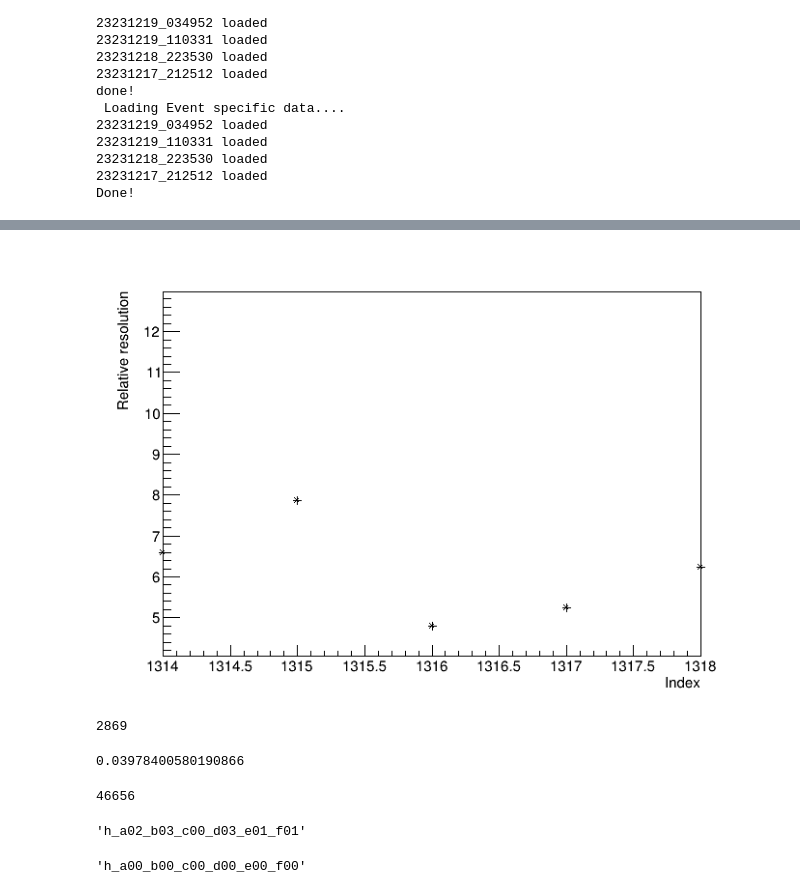
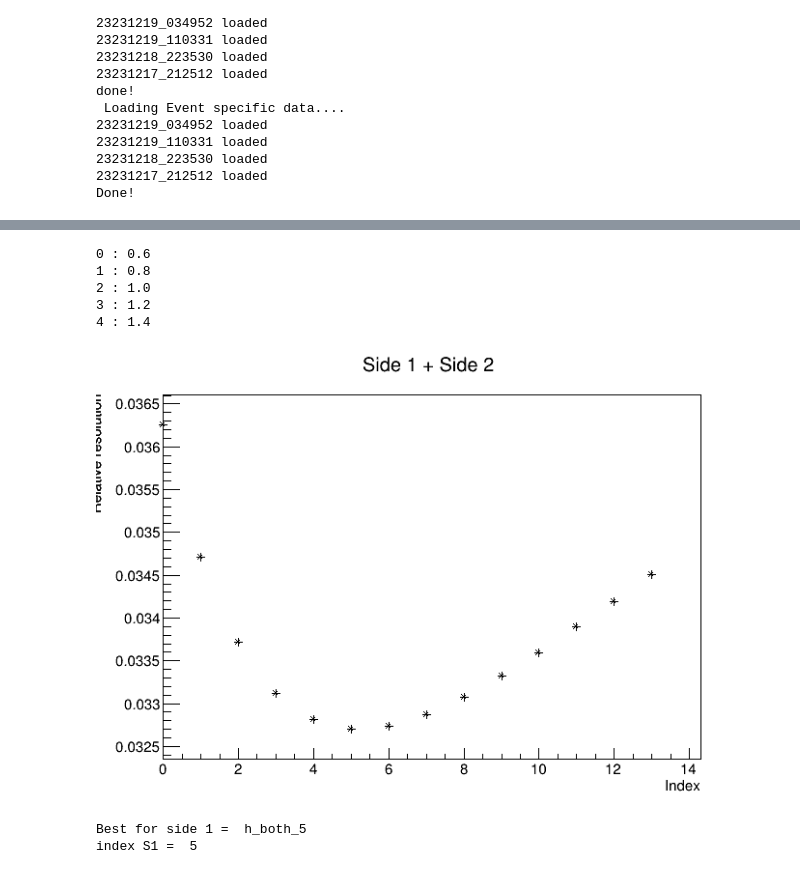
Before and after one commit to spandeyehep/CUTE_R37, a Jupyter notebook: newCalib_relative_calib_Z1.ipynb, the cells around one changed output, grey strips where cells are left out. Saved outputs shown, nothing was run; the diff lists cells and outputs as text; code cells hidden in the pictures.

Commit message:
cleaned new calib code

```diff
--- a/newCalib_relative_calib_Z1.ipynb
+++ b/newCalib_relative_calib_Z1.ipynb
@@ -296,0 +342,13 @@ can.Draw()
+# %%
+low = 0.6
+high = 1.6
+step = 0.2
+
+for j1, i1 in enumerate(np.arange(low,high,step)):
+    print('%d : %0.1f'%(j1, i1))
+# %% [output]
+0 : 0.6
+1 : 0.8
+2 : 1.0
+3 : 1.2
+4 : 1.4
@@ -297,30 +371,37 @@ can.Draw()
+# %%
+low = 0.1
+high = 1.5
+step = 0.1
+hists_all = []
+for j1, i1 in enumerate(np.arange(low,high,step)):
+    hname = 'h_both_%0d'%(j1)
+    temp1 = rt.TH1F(hname, hname, 200, 1.0, 6.0)
+    for i in range(len(amps['PAS1'])):
+        s1 = calib['PAS1']*amps['PAS1'][i] + calib['PBS1']*amps['PBS1'][i] + calib['PCS1']*amps['PCS1'][i] + calib['PDS1']*amps['PDS1'][i] + calib['PES1']*amps['PES1'][i] + calib['PFS1']*amps['PFS1'][i]
+        s2 = calib['PAS2']*amps['PAS2'][i] + calib['PBS2']*amps['PBS2'][i] + calib['PCS2']*amps['PCS2'][i] + calib['PDS2']*amps['PDS2'][i] + calib['PES2']*amps['PES2'][i] + calib['PFS2']*amps['PFS2'][i]
+        s1 = s1*i1
+        temp1.Fill((s1+s2)*1e6)
+    hists_all.append(temp1)
 # %%
+res_all = []
 can = rt.TCanvas()
 gr = rt.TGraph()
 gr.GetXaxis().SetTitle('Index')
 gr.GetYaxis().SetTitle('Relative resolution')
-for i, j in enumerate(res):
-    gr.AddPoint(i, j*100)
+for i, h in enumerate(hists_all):
+    if(h.GetMean() == 0 or h.GetRMS() == 0 or h.GetBinContent(0) > 5.):
+        reso_ = 999
+    else:
+        reso_ = h.GetRMS()/h.GetMean()
+
+    res_all.append(reso_)
+    gr.AddPoint(i, reso_)
+
 
 gr.Draw('AP*')
-#gr.GetXaxis().SetLimits(-100,4500)
-gr.GetXaxis().SetLimits(1314,1318)
+gr.SetTitle('Side 1 + Side 2')
+#gr.GetYaxis().SetRangeUser(0.033, 0.037)
+#gr.GetXaxis().SetRangeUser(0, 4)
 can.Draw()
 # %% [output]
-[figure, old version]
+[figure, new version]
-# %%
-np.argmin(res)
-# %% [output]
-2869
-# %%
-res[2869]
-# %% [output]
-0.03978400580190866
-# %%
-len(hists)
-# %% [output]
-46656
-# %%
-hists[2869].GetName()
-# %% [output]
-'h_a02_b03_c00_d03_e01_f01'
@@ -348,5 +408,8 @@ reweight = 1.0
-# %%
-hists[0].GetName()
-# %% [output]
-'h_a00_b00_c00_d00_e00_f00'
+# %%
+best = np.argmin(res_all)
+print('Best for side 1 = ',hists_all[best].GetName())
+print('index S1 = ',best)
+# %% [output]
+Best for side 1 =  h_both_5
+index S1 =  5
 # %%
```
Also changed, not shown: parts of 20 cells of this notebook.
